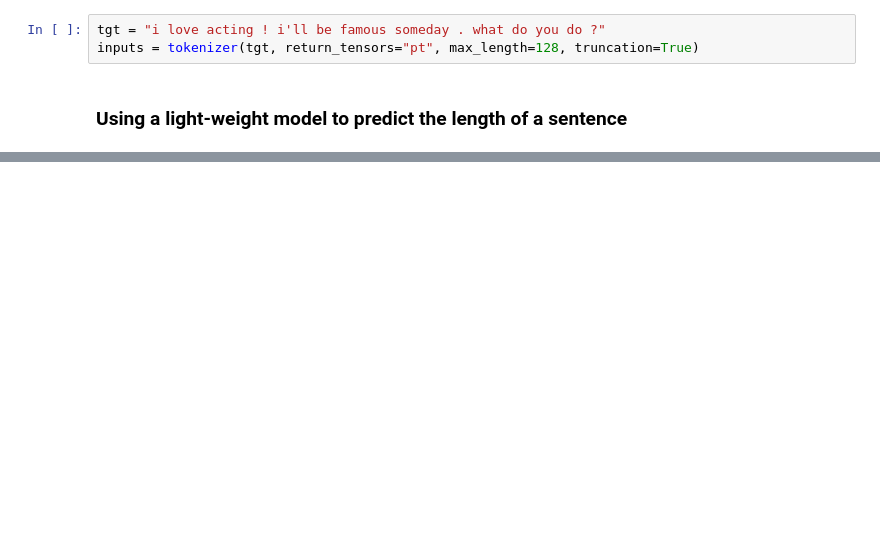
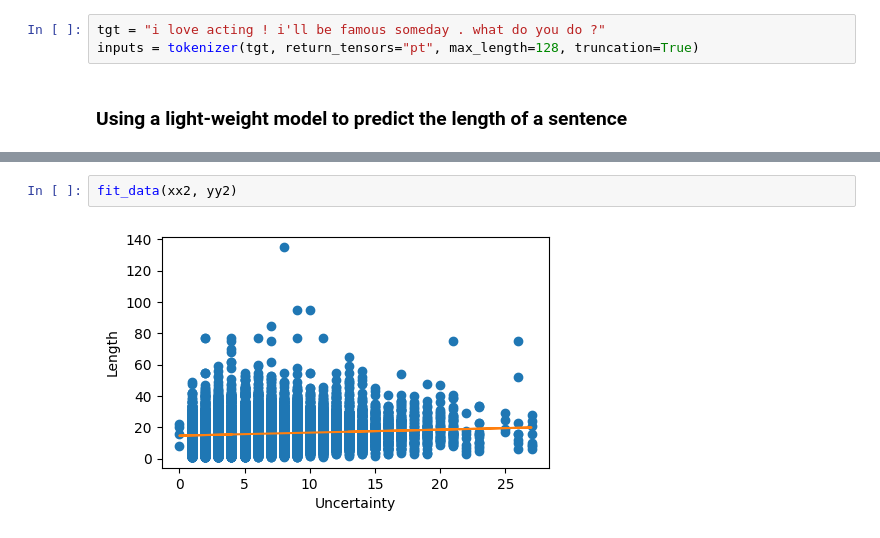
Before and after one commit to yul091/ASR_Uncertainty, a Jupyter notebook: notebooks/length_study.ipynb, the cells around one changed output, grey strips where cells are left out. Saved outputs shown, nothing was run; the diff lists cells and outputs as text; blank space fills up the shorter version.

```diff
--- a/notebooks/length_study.ipynb
+++ b/notebooks/length_study.ipynb
@@ -422,0 +632,4 @@ ModuleNotFoundError: No module named 'seq2seq'
+# %%
+fit_data(xx2, yy2)
+# %% [output]
+[figure, added]
```
Also changed, not shown: parts of 26 cells of this notebook, 2 other files.
